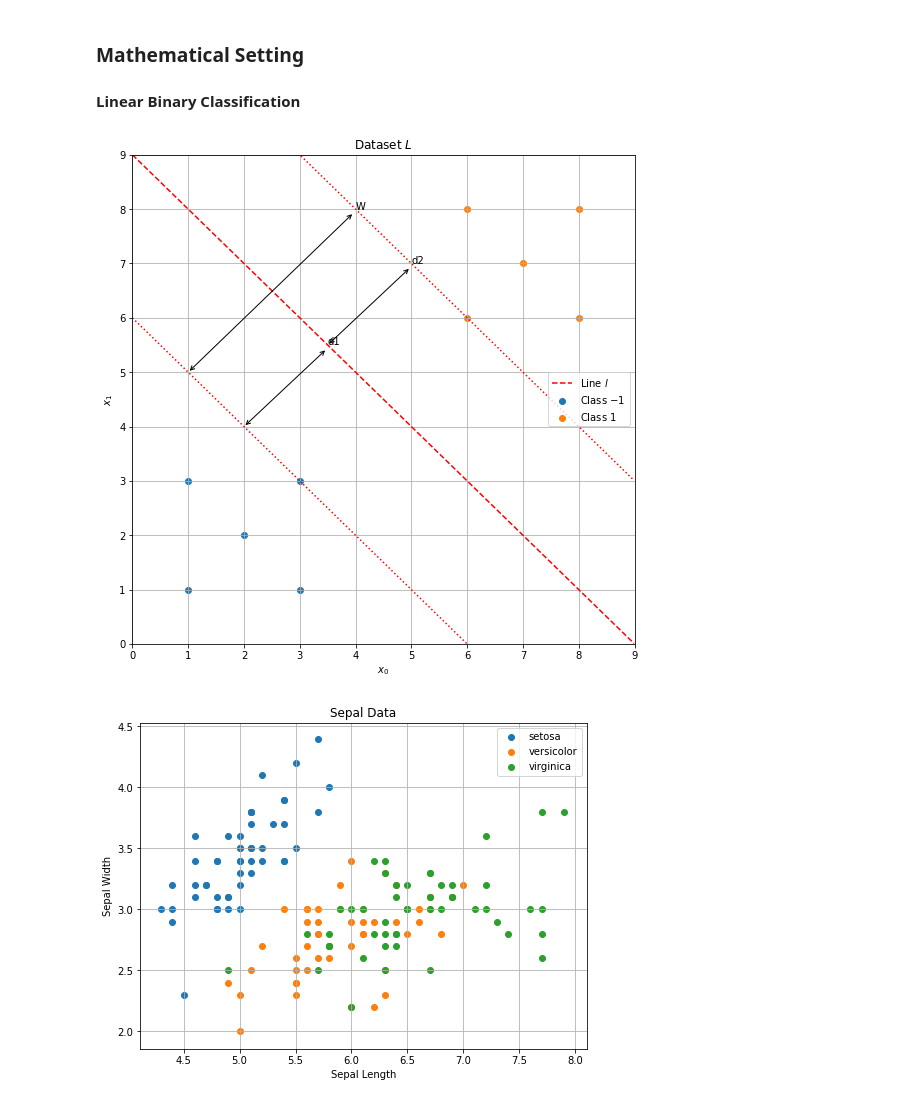
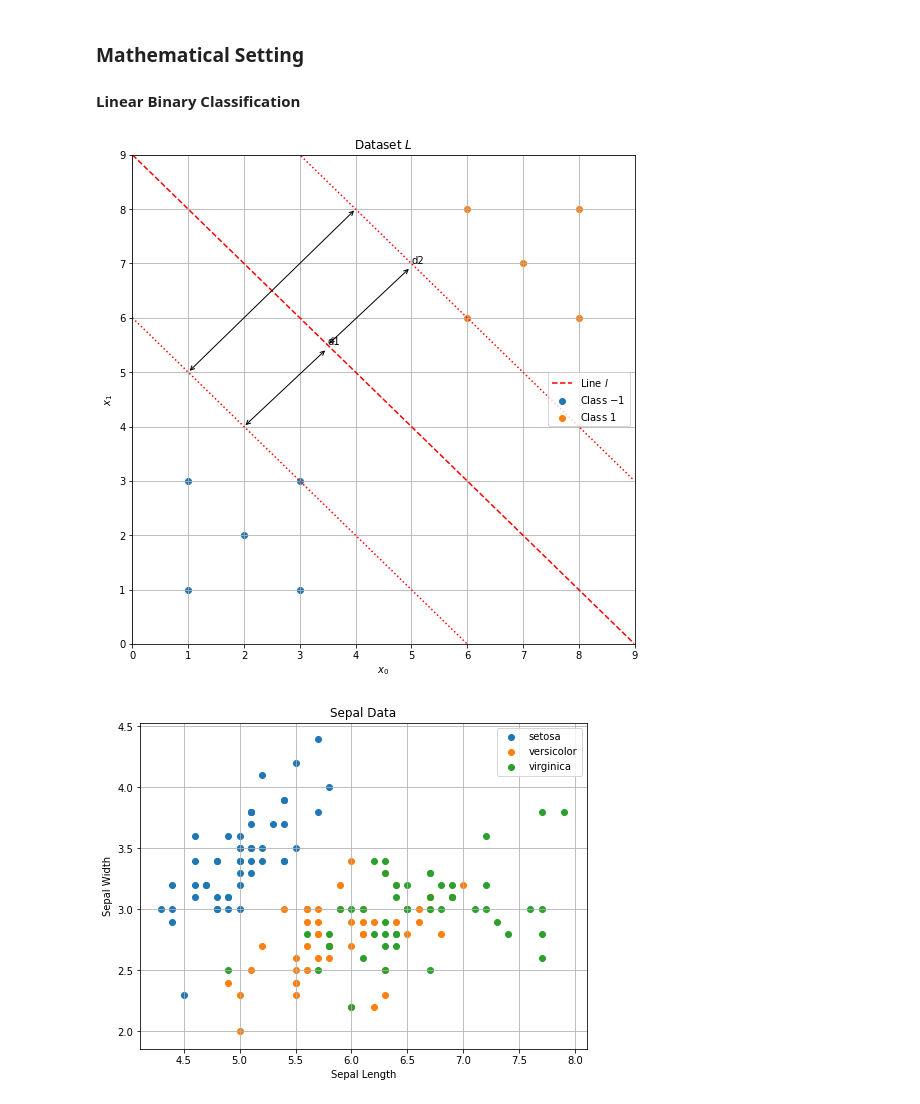
Before and after one commit to johnduffymsc/msc_comp0120project, a Jupyter notebook: COMP0120_Project_John_Duffy.ipynb, the cells around one changed output. Drawn from its saved outputs; the diff is of its cells as text; code cells hidden in the pictures.

```diff
--- a/COMP0120_Project_John_Duffy.ipynb
+++ b/COMP0120_Project_John_Duffy.ipynb
@@ -131,35 +134,35 @@ for i in np.sort(np.unique(y)):
 
 x0 = np.arange(plt.xlim()[0], plt.xlim()[1], 0.01)
 m = -1.0
 c = 9.0
 x1 = m * x0 + c
 plt.plot(x0, x1, "--r", label="Line $l$")
 
 x0 = np.arange(plt.xlim()[0], plt.xlim()[1], 0.01)
 m = -1.0
 c = 6.0
 x1 = m * x0 + c
 plt.plot(x0, x1, ":r")
 
 x0 = np.arange(plt.xlim()[0], plt.xlim()[1], 0.01)
 m = -1.0
 c = 12.0
 x1 = m * x0 + c
 plt.plot(x0, x1, ":r")
 
-plt.annotate("W", xy=(1.0, 5.0), xytext=(4.0, 8.0), arrowprops=dict(arrowstyle="<->"))
+plt.annotate("", xy=(1.0, 5.0), xytext=(4.0, 8.0), arrowprops=dict(arrowstyle="<->"))
 plt.annotate("d1", xy=(2.0, 4.0), xytext=(3.5, 5.5), arrowprops=dict(arrowstyle="<->"))
 plt.annotate("d2", xy=(3.5, 5.5), xytext=(5.0, 7.0), arrowprops=dict(arrowstyle="<->"))
 
 plt.title("Dataset $L$")
 plt.xlabel("$x_0$")
 plt.ylabel("$x_1$")
 plt.legend(loc="center right")
 plt.grid(zorder=0)
 plt.savefig("linear_binary_0.pdf")
 plt.show()
 # %% [output]
-[figure, old version]
+[figure, new version]
 # %%
 # Sepal Data
 plt.figure(figsize=(8, 6))
```
Also changed, not shown: parts of 1 cell of this notebook, 1 other file.
